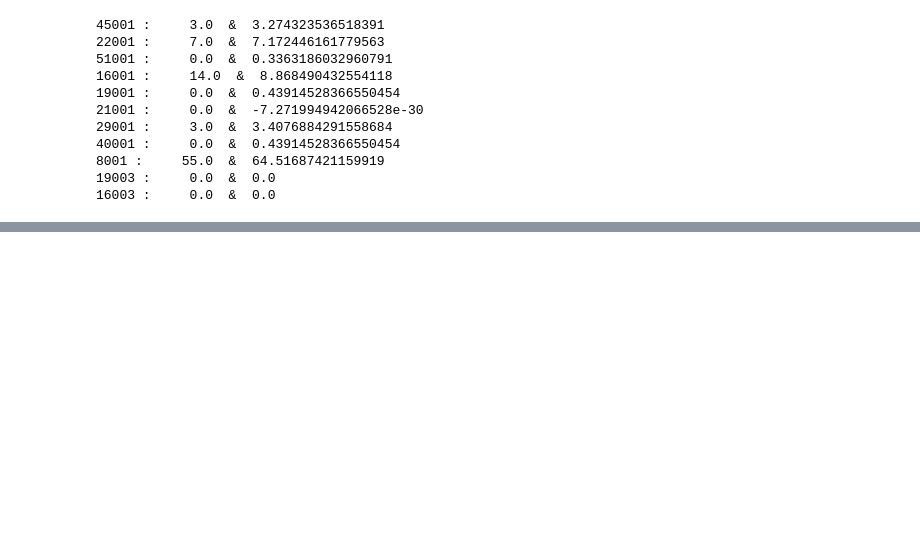
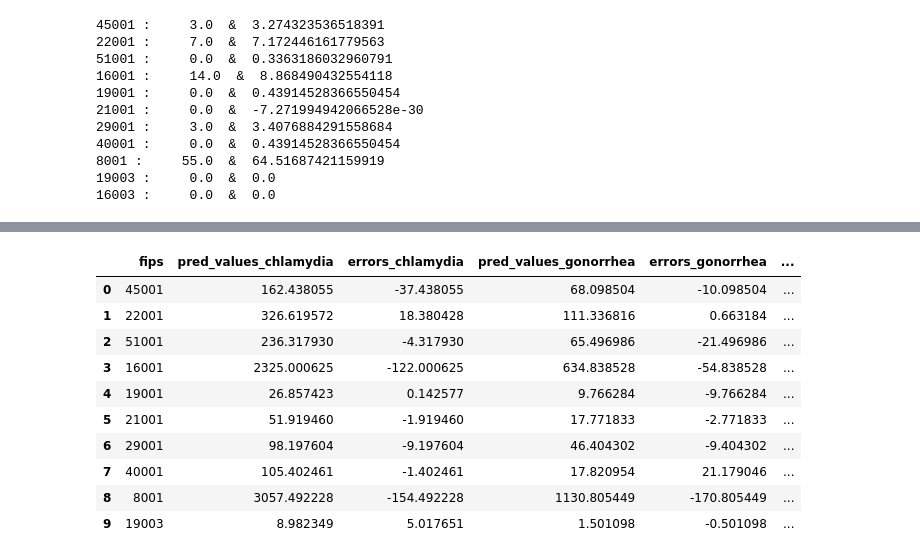
Before and after one commit to JayRPhilbrick/bdsi22dataminingsti, a Jupyter notebook: Notebooks/sti_analysis_county.ipynb, the cells around one changed output, grey strips where cells are left out. Saved outputs shown, nothing was run; the diff lists cells and outputs as text; code cells hidden in the pictures; blank space fills up the shorter version.

```diff
--- a/Notebooks/sti_analysis_county.ipynb
+++ b/Notebooks/sti_analysis_county.ipynb
@@ -293,0 +301,22 @@ dff.to_csv('../Data/Final/model_pred_values.csv')
+# %%
+cols2 = ['gonorrhea','chlamydia','early_non-primary_non-secondary_syphilis',
+        'early_primary_and_secondary_syphilis']
+
+for i in cols2:
+    dfe['adj_errors_' + i] = dfe['errors_' + i]/dfe['total_pop']
+
+dfe.drop(columns = 'year', inplace = True)
+# %%
+dfe.head(10)
+# %% [output]
+|  | fips | pred_values_chlamydia | errors_chlamydia | pred_values_gonorrhea | errors_gonorrhea | ... |
+| 0 | 45001 | 162.438055 | -37.438055 | 68.098504 | -10.098504 | ... |
+| 1 | 22001 | 326.619572 | 18.380428 | 111.336816 | 0.663184 | ... |
+| 2 | 51001 | 236.317930 | -4.317930 | 65.496986 | -21.496986 | ... |
+| 3 | 16001 | 2325.000625 | -122.000625 | 634.838528 | -54.838528 | ... |
+| 4 | 19001 | 26.857423 | 0.142577 | 9.766284 | -9.766284 | ... |
+| 5 | 21001 | 51.919460 | -1.919460 | 17.771833 | -2.771833 | ... |
+| 6 | 29001 | 98.197604 | -9.197604 | 46.404302 | -9.404302 | ... |
+| 7 | 40001 | 105.402461 | -1.402461 | 17.820954 | 21.179046 | ... |
+| 8 | 8001 | 3057.492228 | -154.492228 | 1130.805449 | -170.805449 | ... |
+| 9 | 19003 | 8.982349 | 5.017651 | 1.501098 | -0.501098 | ... |
```
Also changed, not shown: parts of 9 cells of this notebook, 2 other files.
